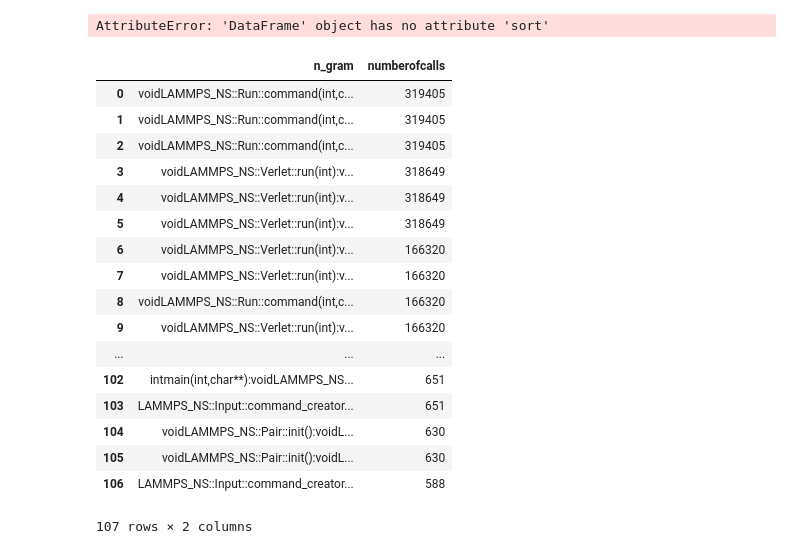
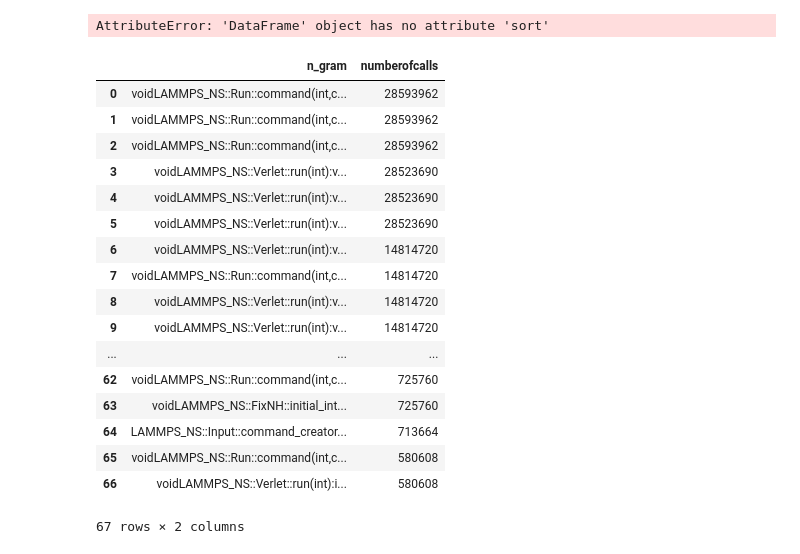
Before and after one commit to CODARcode/PerformanceAnalysis, a Jupyter notebook: src/n_gram_all_anal.ipynb, the cells around one changed output. Saved outputs shown, nothing was run; the diff lists cells and outputs as text; code cells hidden in the pictures.

```diff
--- a/src/n_gram_all_anal.ipynb
+++ b/src/n_gram_all_anal.ipynb
@@ -67,32 +67,32 @@ AttributeError: 'DataFrame' object has no attribute 'sort'
 # %%
 import pandas as pd
 sf = df.kl.value_counts()
 freq = pd.DataFrame({'n_gram':sf.index, 'numberofcalls':sf.values})
 
 # Define max and min threshold
-min = 500
+min = 500000
 max = float("inf")
 subset = freq[(freq['numberofcalls'] > min) & (freq['numberofcalls'] < max)]
 subset
 # %% [output]
 |  | n_gram | numberofcalls |
-| 0 | voidLAMMPS_NS::Run::command(int,c... | 319405 |
-| 1 | voidLAMMPS_NS::Run::command(int,c... | 319405 |
-| 2 | voidLAMMPS_NS::Run::command(int,c... | 319405 |
-| 3 | voidLAMMPS_NS::Verlet::run(int):v... | 318649 |
-| 4 | voidLAMMPS_NS::Verlet::run(int):v... | 318649 |
-| 5 | voidLAMMPS_NS::Verlet::run(int):v... | 318649 |
-| 6 | voidLAMMPS_NS::Verlet::run(int):v... | 166320 |
-| 7 | voidLAMMPS_NS::Verlet::run(int):v... | 166320 |
-| 8 | voidLAMMPS_NS::Run::command(int,c... | 166320 |
-| 9 | voidLAMMPS_NS::Verlet::run(int):v... | 166320 |
+| 0 | voidLAMMPS_NS::Run::command(int,c... | 28593962 |
+| 1 | voidLAMMPS_NS::Run::command(int,c... | 28593962 |
+| 2 | voidLAMMPS_NS::Run::command(int,c... | 28593962 |
+| 3 | voidLAMMPS_NS::Verlet::run(int):v... | 28523690 |
+| 4 | voidLAMMPS_NS::Verlet::run(int):v... | 28523690 |
+| 5 | voidLAMMPS_NS::Verlet::run(int):v... | 28523690 |
+| 6 | voidLAMMPS_NS::Verlet::run(int):v... | 14814720 |
+| 7 | voidLAMMPS_NS::Run::command(int,c... | 14814720 |
+| 8 | voidLAMMPS_NS::Verlet::run(int):v... | 14814720 |
+| 9 | voidLAMMPS_NS::Verlet::run(int):v... | 14814720 |
 | ... | ... | ... |
-| 102 | intmain(int,char**):voidLAMMPS_NS... | 651 |
-| 103 | LAMMPS_NS::Input::command_creator... | 651 |
-| 104 | voidLAMMPS_NS::Pair::init():voidL... | 630 |
-| 105 | voidLAMMPS_NS::Pair::init():voidL... | 630 |
-| 106 | LAMMPS_NS::Input::command_creator... | 588 |
+| 62 | voidLAMMPS_NS::Run::command(int,c... | 725760 |
+| 63 | voidLAMMPS_NS::FixNH::initial_int... | 725760 |
+| 64 | LAMMPS_NS::Input::command_creator... | 713664 |
+| 65 | voidLAMMPS_NS::Run::command(int,c... | 580608 |
+| 66 | voidLAMMPS_NS::Verlet::run(int):i... | 580608 |
-107 rows × 2 columns
+67 rows × 2 columns
 # %%
 sns.set_context("notebook", font_scale=1.2, rc={"lines.linewidth": 2.5})
 for i in range(len(subset)):
```
Also changed, not shown: parts of 3 cells of this notebook.
